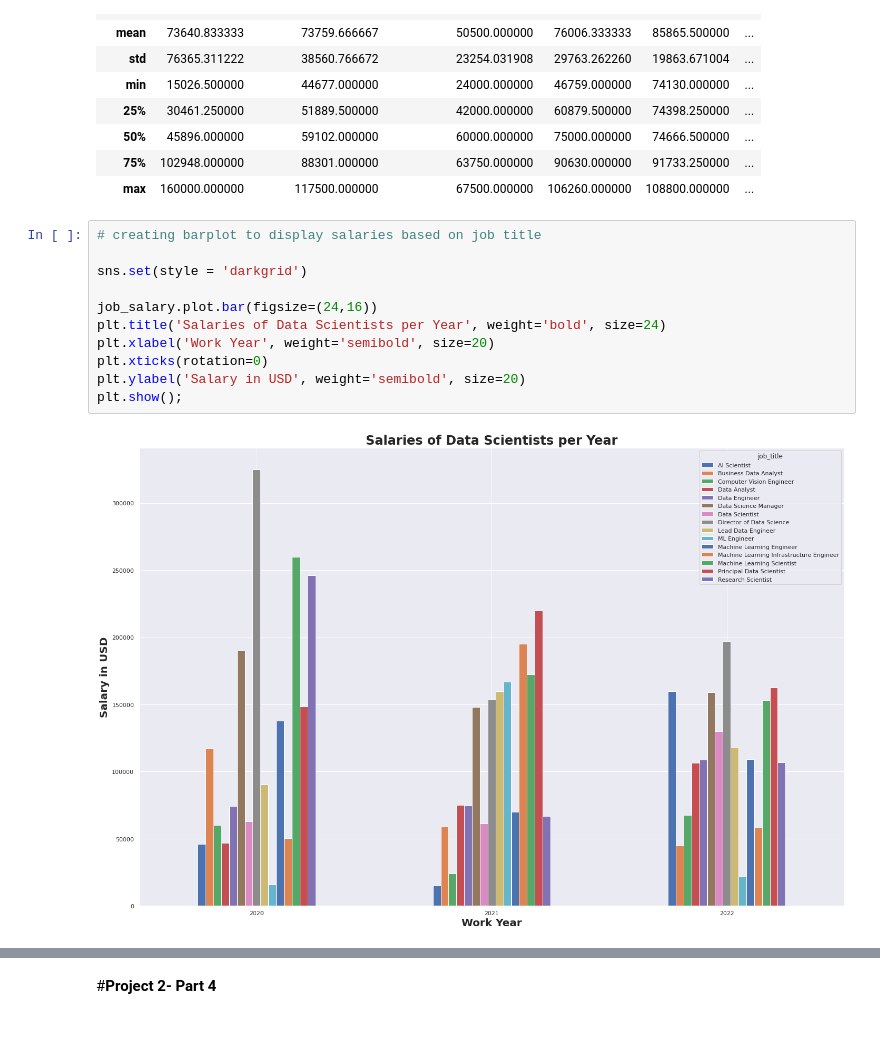
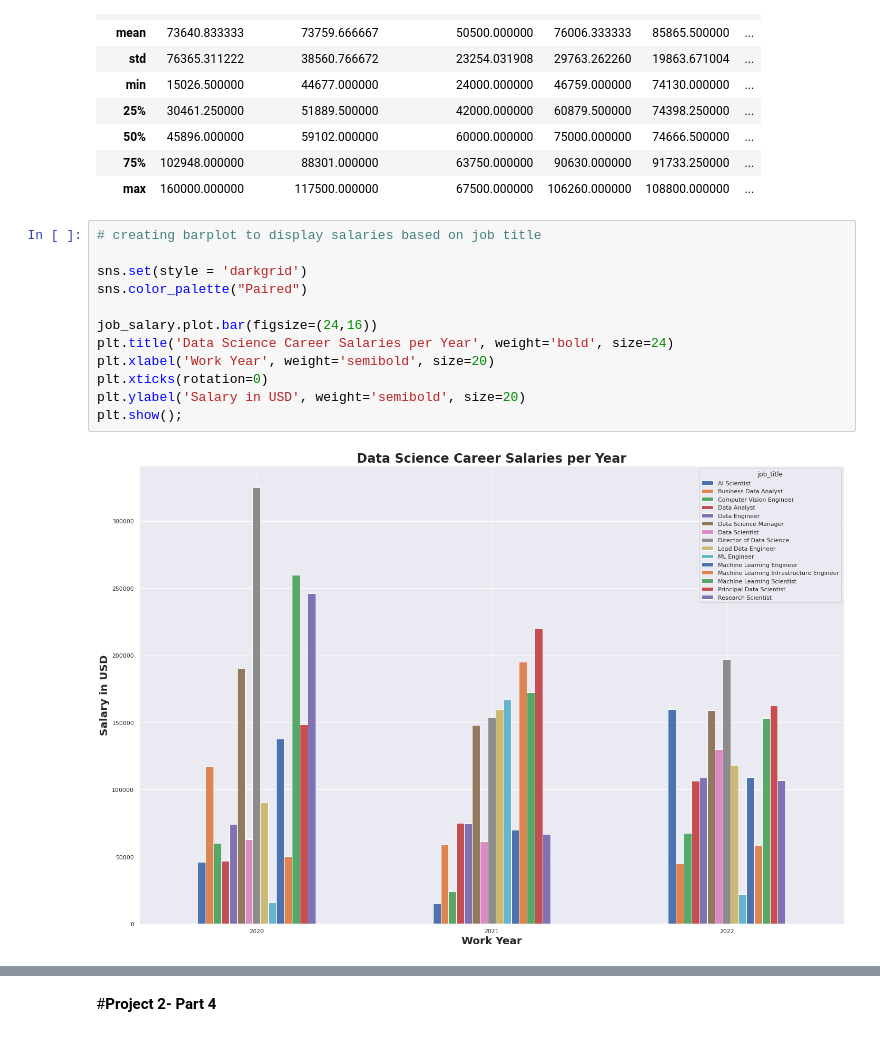
Before and after one commit to ChrisDaVillager/Data-Science-Salaries, a Jupyter notebook: Project_2_Part_4.ipynb, the cells around one changed output, grey strips where cells are left out. Drawn from its saved outputs; the diff is of its cells as text.

```diff
--- a/Project_2_Part_4.ipynb
+++ b/Project_2_Part_4.ipynb
@@ -359,13 +359,14 @@ job_salary.describe()
 # %%
 # creating barplot to display salaries based on job title
 
 sns.set(style = 'darkgrid')
+sns.color_palette("Paired")
 
 job_salary.plot.bar(figsize=(24,16))
-plt.title('Salaries of Data Scientists per Year', weight='bold', size=24)
+plt.title('Data Science Career Salaries per Year', weight='bold', size=24)
 plt.xlabel('Work Year', weight='semibold', size=20)
 plt.xticks(rotation=0)
 plt.ylabel('Salary in USD', weight='semibold', size=20)
 plt.show();
 # %% [output]
-[figure, old version]
+[figure, new version]
```
Also changed, not shown: parts of 1 cell of this notebook.
